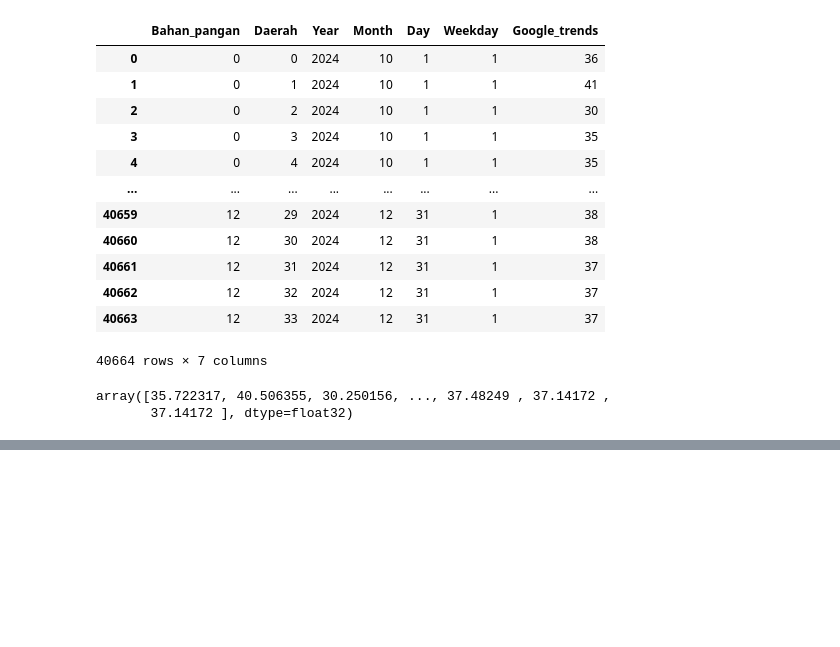
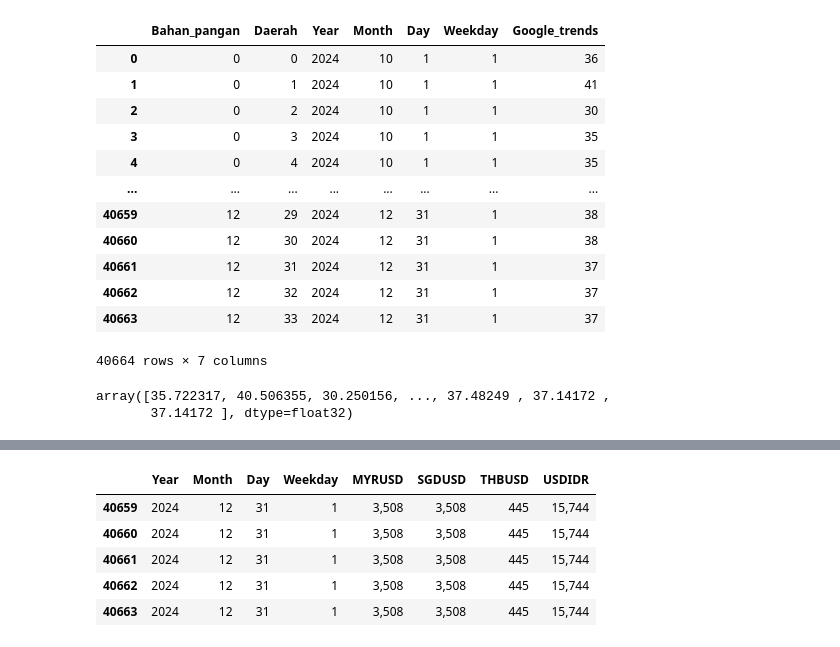
Before and after one commit to Excel951/expert-succotash, a Jupyter notebook: qualification/forecast_testt.ipynb, the cells around one changed output, grey strips where cells are left out. Cells and saved outputs as stored; diff of their text form; code cells hidden in the pictures; blank space fills up the shorter version.

```diff
--- a/qualification/forecast_testt.ipynb
+++ b/qualification/forecast_testt.ipynb
@@ -1133,0 +1282,18 @@ X.to_csv('google_trends_result_forecasting.csv', index=False)
+# %%
+# Memuat model terbaik dari file
+joblib_file = "best_kurs_thbusd_model.pkl"
+loaded_best_xgb = joblib.load(joblib_file)
+
+# Gunakan model yang telah dimuat untuk prediksi
+y_pred_loaded_best = loaded_best_xgb.predict(X_transformed)
+# %%
+X['THBUSD']=y_pred_loaded_best
+# %%
+# Memuat model terbaik dari file
+joblib_file = "best_kurs_usdidr_model.pkl"
+loaded_best_xgb = joblib.load(joblib_file)
+
+# Gunakan model yang telah dimuat untuk prediksi
+y_pred_loaded_best = loaded_best_xgb.predict(X_transformed)
+# %%
+X['USDIDR']=y_pred_loaded_best
@@ -1133,0 +1309,9 @@ X.to_csv('google_trends_result_forecasting.csv', index=False)
+# %%
+X.tail()
+# %% [output]
+|  | Year | Month | Day | Weekday | MYRUSD | SGDUSD | THBUSD | USDIDR |
+| 40659 | 2024 | 12 | 31 | 1 | 3,508 | 3,508 | 445 | 15,744 |
+| 40660 | 2024 | 12 | 31 | 1 | 3,508 | 3,508 | 445 | 15,744 |
+| 40661 | 2024 | 12 | 31 | 1 | 3,508 | 3,508 | 445 | 15,744 |
+| 40662 | 2024 | 12 | 31 | 1 | 3,508 | 3,508 | 445 | 15,744 |
+| 40663 | 2024 | 12 | 31 | 1 | 3,508 | 3,508 | 445 | 15,744 |
```
Also changed, not shown: parts of 34 cells of this notebook, 10 other files.
